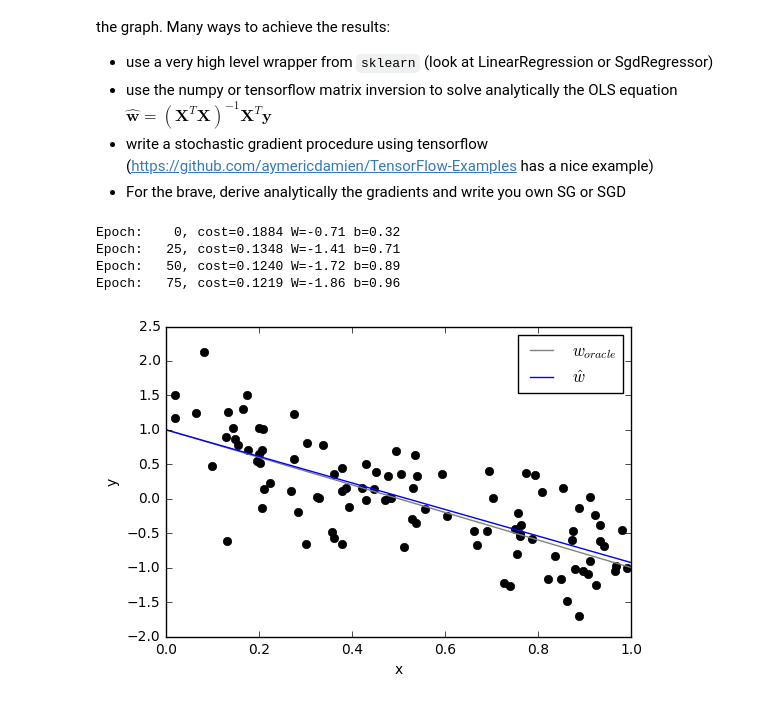
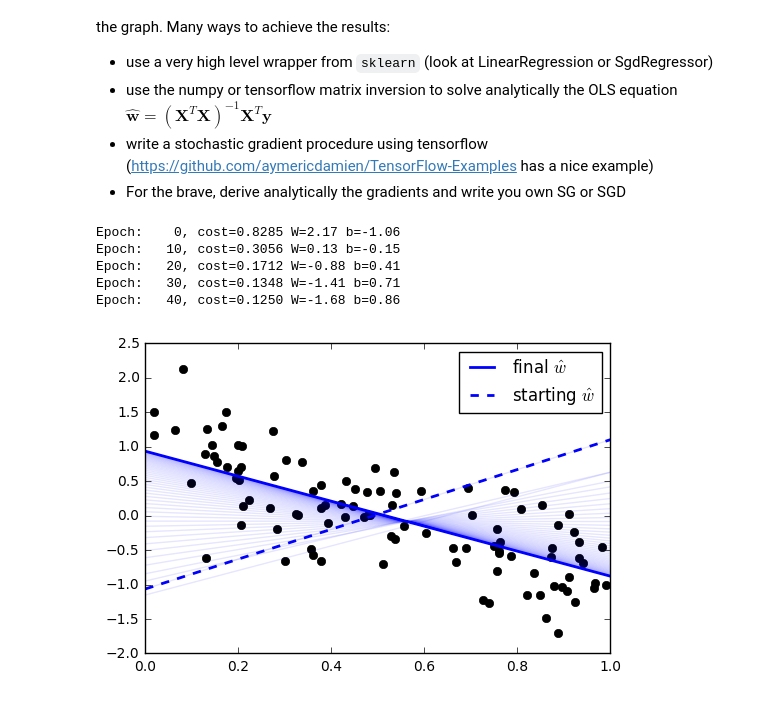
Before and after one commit to pilipolio/schibsted-study, a Jupyter notebook: notebooks/201611_linear_model_tf.ipynb, the cells around one changed output. Drawn from its saved outputs; the diff is of its cells as text; code cells hidden in the pictures.

Commit message:
Nice graph

```diff
--- a/notebooks/201611_linear_model_tf.ipynb
+++ b/notebooks/201611_linear_model_tf.ipynb
@@ -73,9 +73,9 @@ Many ways to achieve the results:
  * For the brave, derive analytically the gradients and write you own SG or SGD
 # %%
 # Parameters
-learning_rate = 0.5
-training_epochs = 100
-display_step = 25
+learning_rate = 1.0
+training_epochs = 50
+display_step = 10
 # %%
 # tf Graph Input
 train_X = x1
@@ -83,9 +83,9 @@ train_Y = sample_ys.eval()
 X = tf.placeholder("float")
 Y = tf.placeholder("float")
 
-# Set model weights
-W = tf.Variable(np.random.randn(), name="weight")
-b = tf.Variable(np.random.randn(), name="bias")
+# Set model weights (let's start on purpose very far from the oracle)
+W = tf.Variable(2., name="weight")
+b = tf.Variable(-2., name="bias")
 sess.run(W.initializer)
 sess.run(b.initializer)
 # %%
@@ -101,16 +101,22 @@ optimizer = tf.train.GradientDescentOptimizer(learning_rate).minimize(cost)
 # Initializing the variables
 init = tf.initialize_all_variables()
 # %%
+# storing weights for each epochs for later visualisation
+fitted_ws = np.zeros((training_epochs, 2))
+
 for epoch in range(training_epochs):
     # feeding the full training set for every epoch
     # (as opposed to the example code which very inefficiently was feeding sample by sample)
     sess.run(optimizer, feed_dict={X: train_X, Y: train_Y})
 
+    fitted_ws[epoch, :] = [sess.run(b), sess.run(W)]
+
     if (epoch) % display_step == 0:
         c = sess.run(cost, feed_dict={X: train_X, Y: train_Y})
         print("Epoch: {:4d}, cost={:.4f} W={:.2f} b={:.2f}".format(epoch, c, sess.run(W), sess.run(b)))
 # %% [output]
-Epoch:    0, cost=0.1884 W=-0.71 b=0.32
-Epoch:   25, cost=0.1348 W=-1.41 b=0.71
-Epoch:   50, cost=0.1240 W=-1.72 b=0.89
-Epoch:   75, cost=0.1219 W=-1.86 b=0.96
+Epoch:    0, cost=0.8285 W=2.17 b=-1.06
+Epoch:   10, cost=0.3056 W=0.13 b=-0.15
+Epoch:   20, cost=0.1712 W=-0.88 b=0.41
+Epoch:   30, cost=0.1348 W=-1.41 b=0.71
+Epoch:   40, cost=0.1250 W=-1.68 b=0.86
@@ -119,7 +123,11 @@ w_fitted = [sess.run(b), sess.run(W)]
 # %%
 plt.plot(sample_xs.eval(), sample_ys.eval(), 'ko')
-fitted_line(oracle_w, plt.xlim(), label='$w_{oracle}$', color='grey')
-fitted_line(w_fitted, plt.xlim(), label='$\hat{w}$')
-plt.legend(); plt.xlabel('x'); plt.ylabel('y');
+
+fitted_line(fitted_ws[-1,:], plt.xlim(), lw=2, color='blue', label='final $\hat{w}$', alpha=1)
+fitted_line(fitted_ws[0,:], plt.xlim(), lw=2, color='blue', label='starting $\hat{w}$', ls='--', alpha=1)
+
+[fitted_line(w, plt.xlim(), color='blue', alpha=0.1)
+ for w in fitted_ws];
+plt.legend();
 # %% [output]
-[figure, old version]
+[figure, new version]
```
Also changed, not shown: parts of 1 cell of this notebook.
